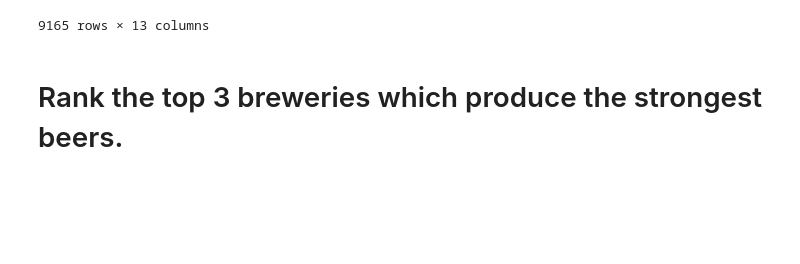
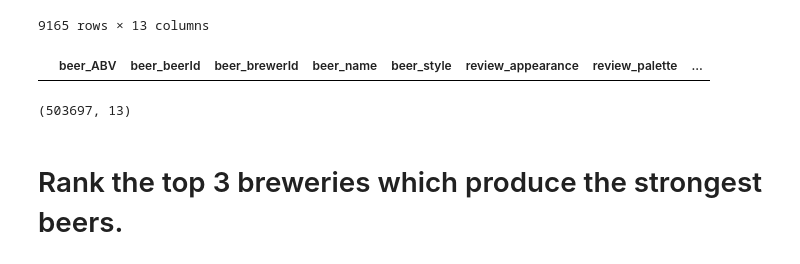
Before and after one commit to AvatarJoshi/beer_data_analysis, a Jupyter notebook: beer_analysis.ipynb, the cells around one changed output. Saved outputs shown, nothing was run; the diff lists cells and outputs as text; code cells hidden in the pictures; blank space fills up the shorter version.

Commit message:
Identified times when the same user made multiple reviews on the same beer. Kept only the latest review for these users

```diff
--- a/beer_analysis.ipynb
+++ b/beer_analysis.ipynb
@@ -124,6 +124,19 @@ df[df.duplicated(["review_profileName", "beer_beerId"], keep=False)].sort_values
 | 281031 | 4.9 | 104 | 35 | Samuel Adams Boston Lager | Vienna Lager | 4.0 | 4.5 | ... |
 | 281341 | 4.9 | 104 | 35 | Samuel Adams Boston Lager | Vienna Lager | 3.0 | 4.0 | ... |
 9165 rows × 13 columns
+# %%
+# Keep only the latest review for each user and beer
+df = df.drop_duplicates(["review_profileName", "beer_beerId"], keep="last")
+
+# Find times when review_profileName has left multiple reviews for the same beer
+df[df.duplicated(["review_profileName", "beer_beerId"], keep=False)].sort_values(["review_profileName", "beer_beerId"])
+# %% [output]
+|  | beer_ABV | beer_beerId | beer_brewerId | beer_name | beer_style | review_appearance | review_palette | ... |
+# %%
+# View the shape of the dataframe
+df.shape
+# %% [output]
+(503697, 13)
 # %% [markdown]
 # Rank the top 3 breweries which produce the strongest beers.
 # %%
```
